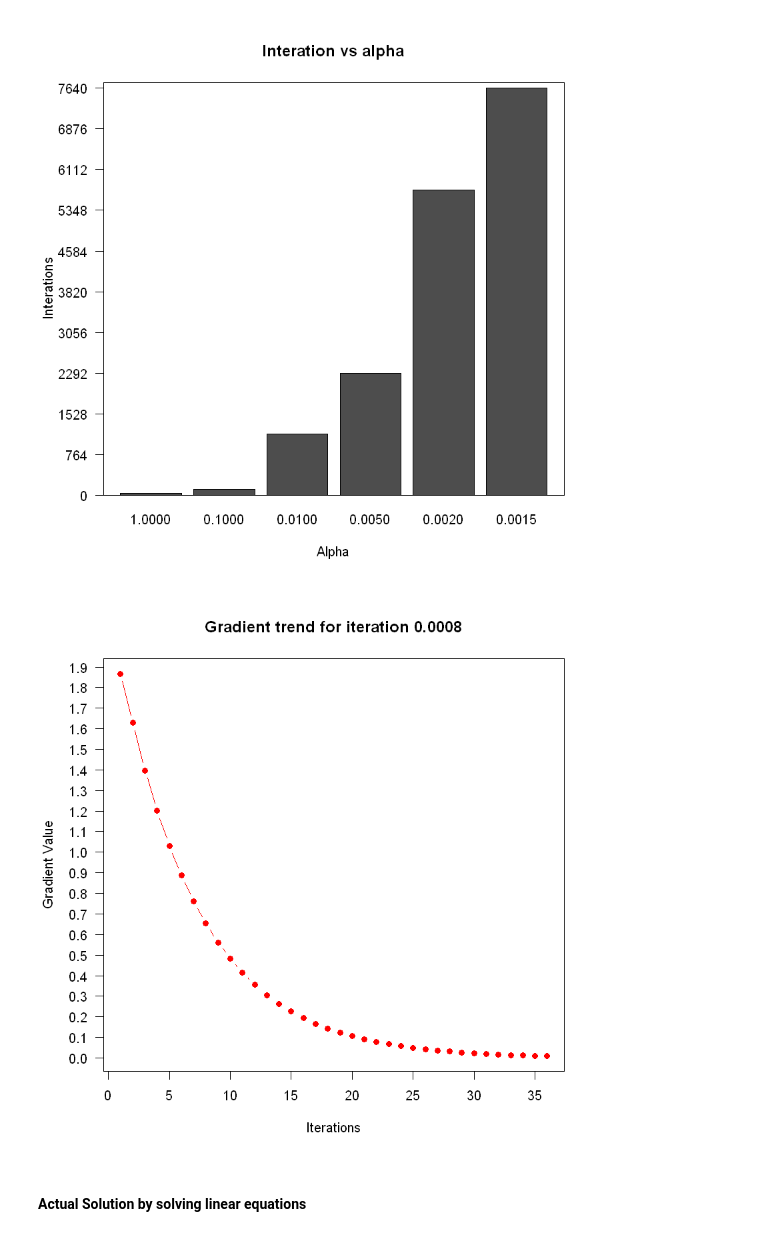
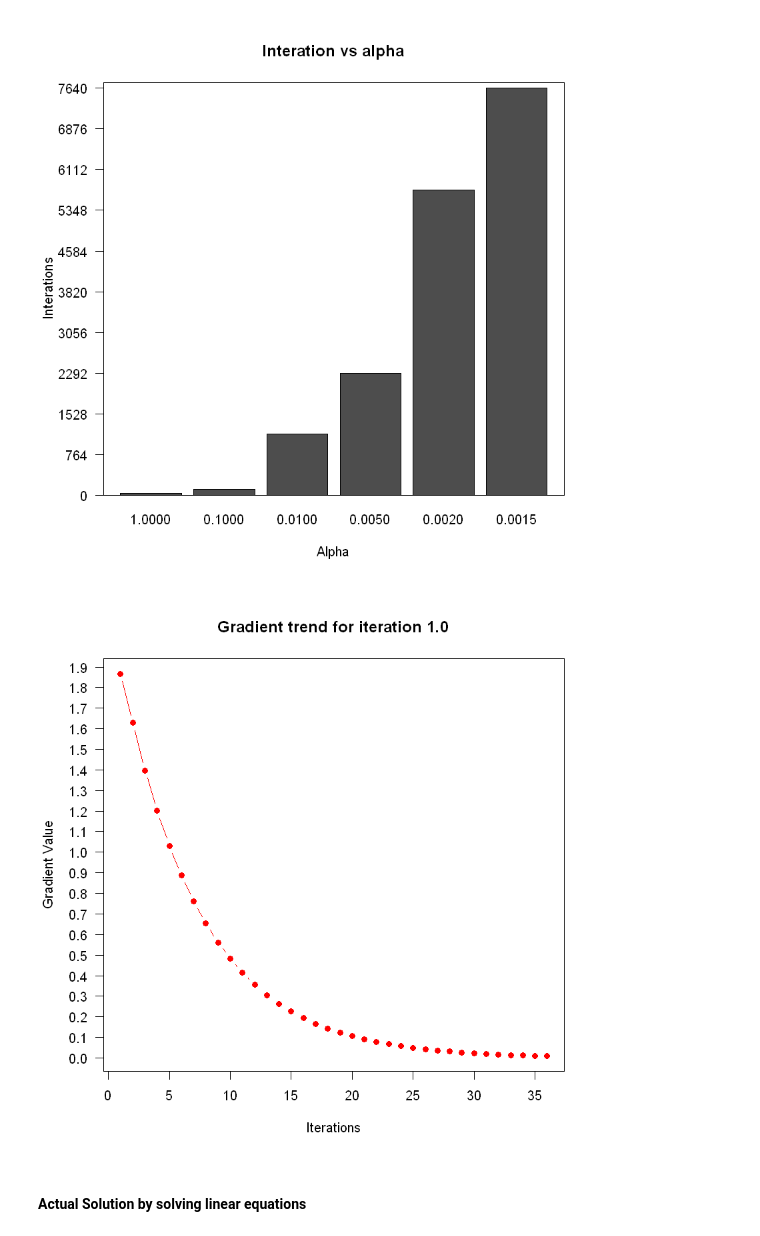
Before and after one commit to jainsanyam786/OptimizationForMachineLearning, a Jupyter notebook: HW1.ipynb, the cells around one changed output. Drawn from its saved outputs; the diff is of its cells as text; code cells hidden in the pictures.

```diff
--- a/HW1.ipynb
+++ b/HW1.ipynb
@@ -245,15 +245,15 @@ box()
 [figure]
 # %%
 ## Plot of gradient trend for best alpha
-plot(gradienttrend[[which('1.0000' == successalphs)]], type = "b", main="Gradient trend for iteration 0.0008", pch = 19,
+plot(gradienttrend[[which('1.0000' == successalphs)]], type = "b", main="Gradient trend for iteration 1.0", pch = 19,
      col = "red", xlab = "Iterations", ylab = "Gradient Value", axes = FALSE)
 ylabel <- seq(0, 2, by = 0.1)
 xlabel <- seq(0, 70, by = 5)
 axis(1, at = xlabel, las = 1)
 axis(2, at = ylabel, las = 1)
 box()
 # %% [output]
-[figure, old version]
+[figure, new version]
 # %% [markdown]
 #### Actual Solution by solving linear equations
 # %%
```
Also changed, not shown: parts of 23 cells of this notebook, 1 other file.
